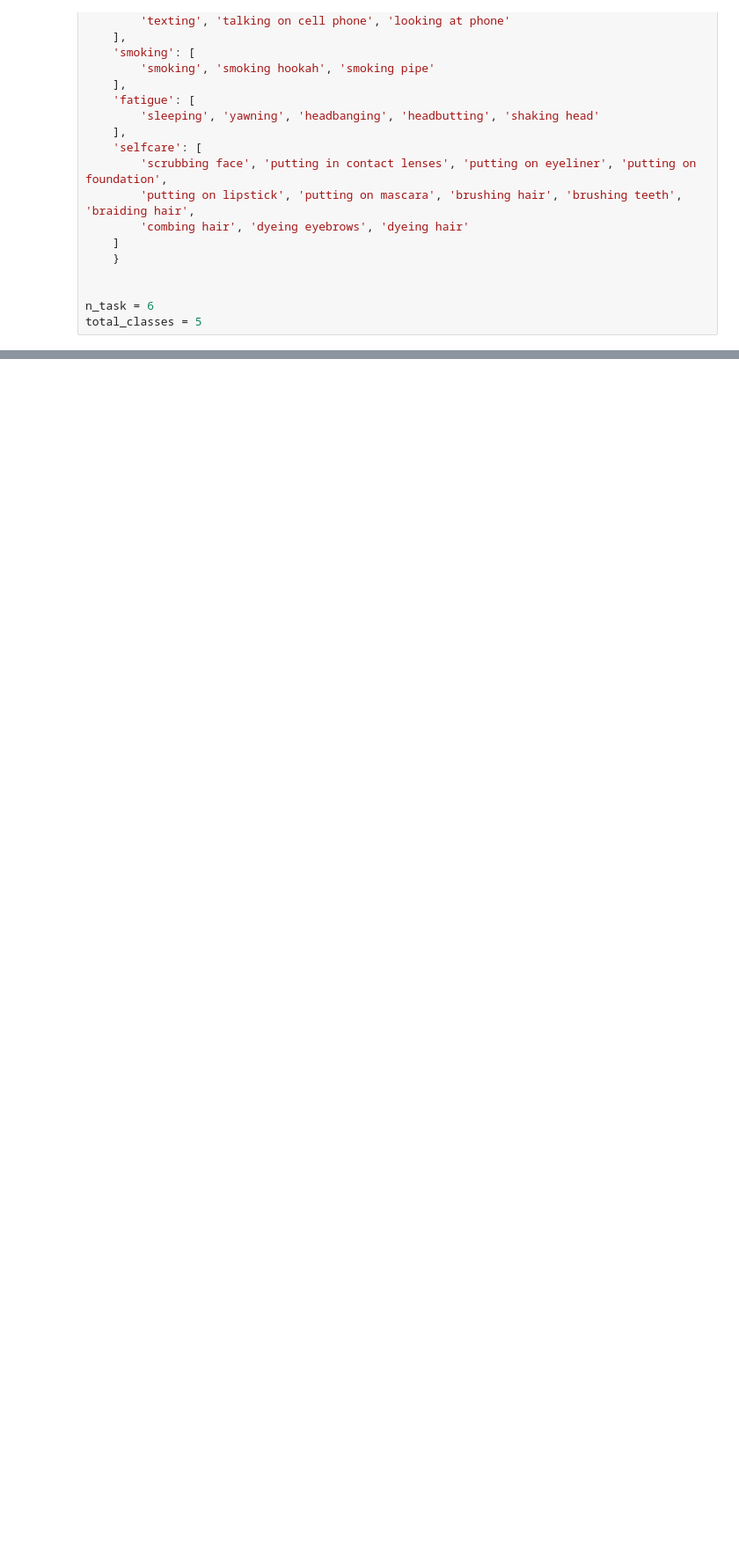
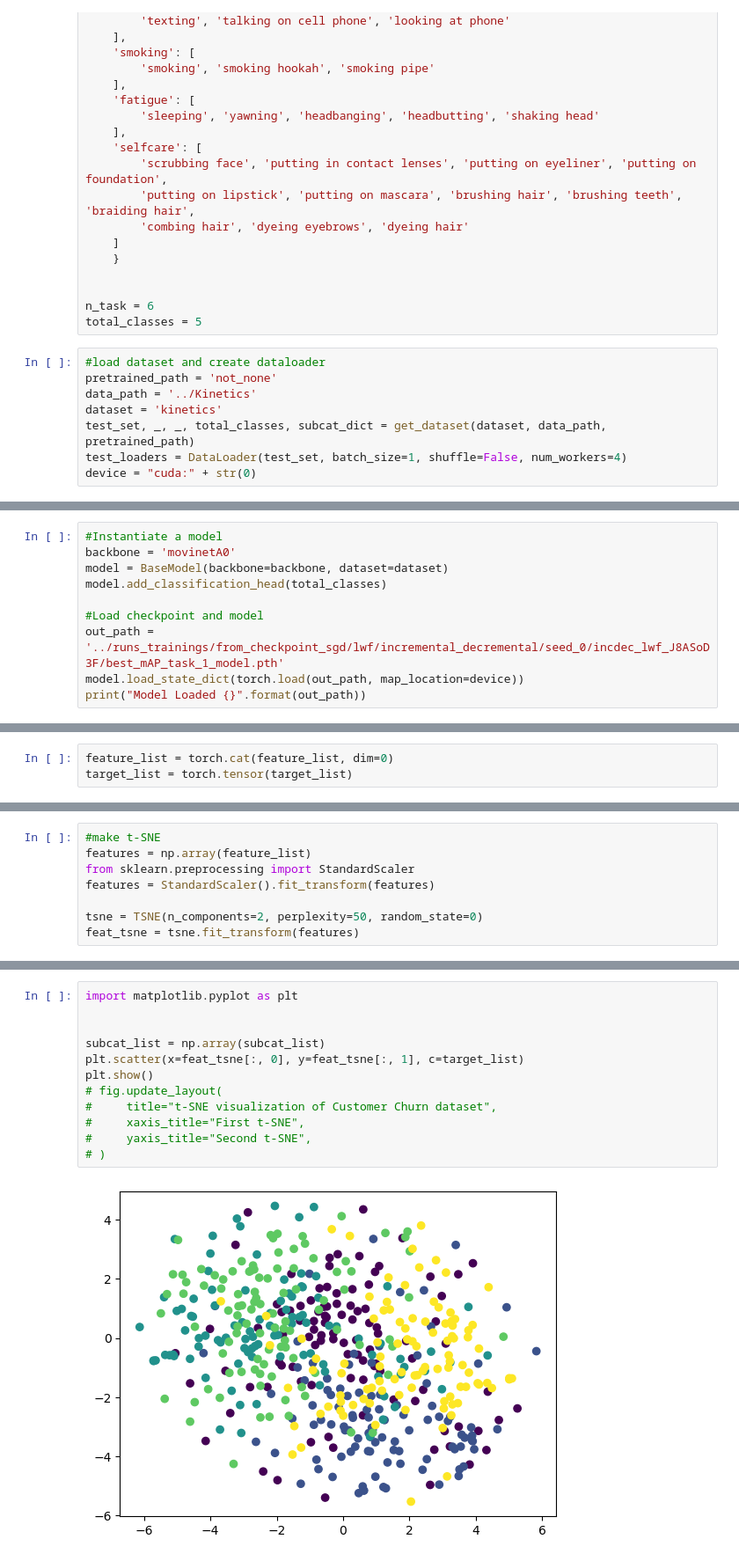
Before and after one commit to LoreCase073/data_incdec_framework, a Jupyter notebook: t_sne_visualization.ipynb, the cells around one changed output, grey strips where cells are left out. Shown at 88% size. Drawn from its saved outputs; the diff is of its cells as text; blank space fills up the shorter version.

```diff
--- a/t_sne_visualization.ipynb
+++ b/t_sne_visualization.ipynb
@@ -70,3 +67,11 @@ all_behaviors_dict = {
 
 n_task = 6
 total_classes = 5
+# %%
+#load dataset and create dataloader
+pretrained_path = 'not_none'
+data_path = '../Kinetics'
+dataset = 'kinetics'
+test_set, _, _, total_classes, subcat_dict = get_dataset(dataset, data_path, pretrained_path)
+test_loaders = DataLoader(test_set, batch_size=1, shuffle=False, num_workers=4)
+device = "cuda:" + str(0)
@@ -72,0 +80,10 @@ total_classes = 5
+# %%
+#Instantiate a model
+backbone = 'movinetA0'
+model = BaseModel(backbone=backbone, dataset=dataset)
+model.add_classification_head(total_classes)
+
+#Load checkpoint and model
+out_path = '../runs_trainings/from_checkpoint_sgd/lwf/incremental_decremental/seed_0/incdec_lwf_J8ASoD3F/best_mAP_task_1_model.pth'
+model.load_state_dict(torch.load(out_path, map_location=device))
+print("Model Loaded {}".format(out_path))
@@ -72,0 +115,3 @@ total_classes = 5
+# %%
+feature_list = torch.cat(feature_list, dim=0)
+target_list = torch.tensor(target_list)
@@ -72,0 +122,8 @@ total_classes = 5
+# %%
+#make t-SNE
+features = np.array(feature_list)
+from sklearn.preprocessing import StandardScaler
+features = StandardScaler().fit_transform(features)
+
+tsne = TSNE(n_components=2, perplexity=50, random_state=0)
+feat_tsne = tsne.fit_transform(features)
@@ -72,0 +134,14 @@ total_classes = 5
+# %%
+import matplotlib.pyplot as plt
+
+
+subcat_list = np.array(subcat_list)
+plt.scatter(x=feat_tsne[:, 0], y=feat_tsne[:, 1], c=target_list)
+plt.show()
+# fig.update_layout(
+#     title="t-SNE visualization of Customer Churn dataset",
+#     xaxis_title="First t-SNE",
+#     yaxis_title="Second t-SNE",
+# )
+# %% [output]
+[figure, added]
```
Also changed, not shown: parts of 7 cells of this notebook, 8 other files.
